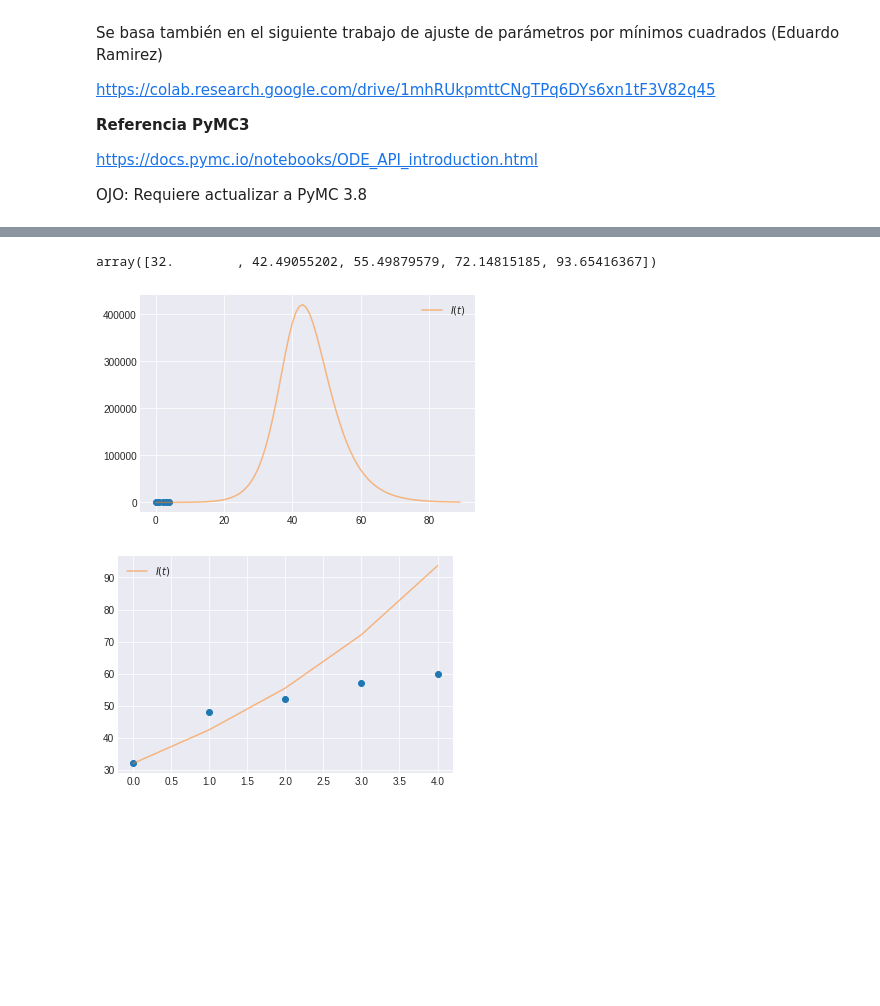
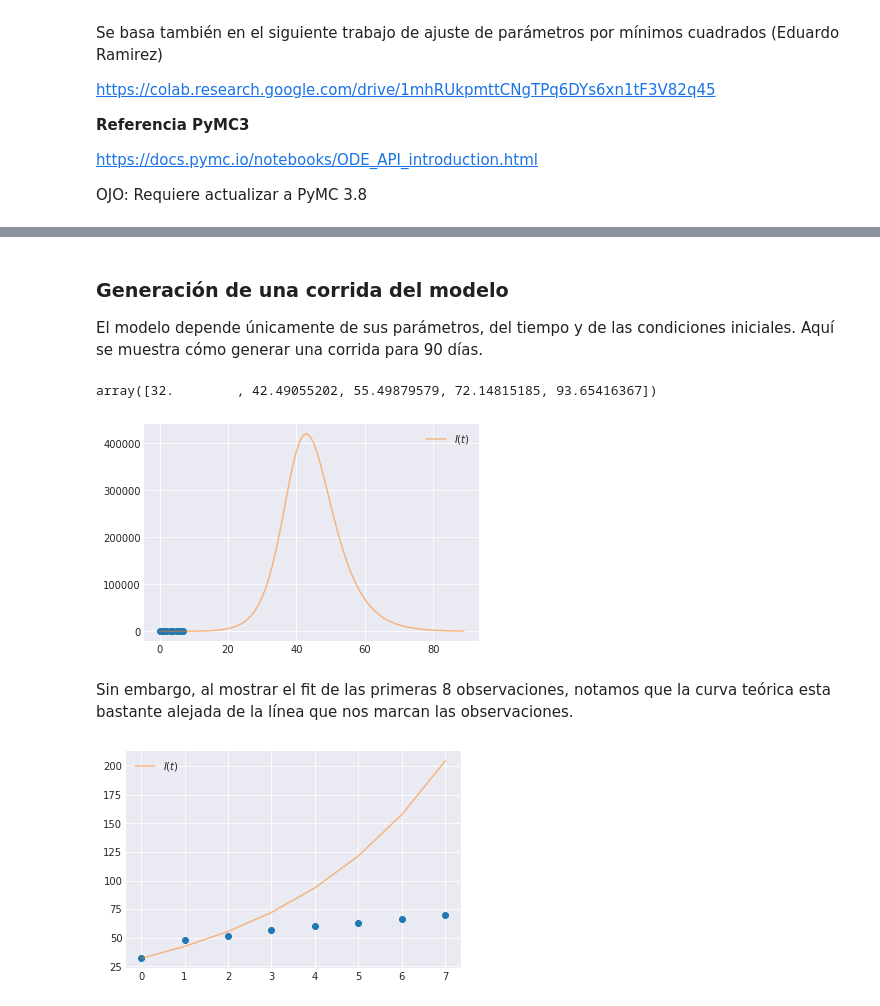
Before and after one commit to tozanni/covid_hacking, a Jupyter notebook: COVID_Ajuste_de_parametros_con_PyMC3.ipynb, the cells around one changed output, grey strips where cells are left out. Drawn from its saved outputs; the diff is of its cells as text; code cells hidden in the pictures; blank space fills up the shorter version.

```diff
--- a/COVID_Ajuste_de_parametros_con_PyMC3.ipynb
+++ b/COVID_Ajuste_de_parametros_con_PyMC3.ipynb
@@ -67,6 +73,10 @@ def SEIR(y, t, p):
     di = p[0]*y[1] - p[2]*y[2]
     dr = p[2]*y[2]
     return [ds, de, di, dr]
+# %% [markdown]
+### Generación de una corrida del modelo
+
+El modelo depende únicamente de sus parámetros, del tiempo y de las condiciones iniciales. Aquí se muestra cómo generar una corrida para 90 días.
 # %%
 np.random.seed(42)
 
@@ -95,8 +105,11 @@ y = odeint(SEIR,t=times,y0=[S_o,E_o,I_o,R_o], args=((alpha, beta, gamma),), rtol
 #24 de Marzo: 52
 #25 de Marzo: 57
 #26 de Marzo: 60
+#27 de Marzo: 63 (interpolación manual)
+#28 de Marzo: 66
+#29 de Marzo: 70 + 39 privados: 109 (pendiente)
 
-yobs = np.array([ 32, 48, 52, 57, 60 ])
+yobs = np.array([ 32, 48, 52, 57, 60, 63, 66, 70 ])
 #yobs_norm = yobs / Pop
 #print([S_o,E_o,I_o,R_o]*Pop)
 # %%
@@ -109,13 +122,15 @@ plt.plot(times, y[:,2]*Pop, color ='C1', alpha=0.5, label=f'$I(t)$')
 plt.legend()
 plt.show()
 # %% [output]
-[figure, old version]
+[figure, new version]
+# %% [markdown]
+Sin embargo, al mostrar el fit de las primeras 8 observaciones, notamos que la curva teórica esta bastante alejada de la línea que nos marcan las observaciones.
 # %%
-## Primeras 5 observaciones
+## Primeras 8 observaciones
 plt.plot(yobs, marker='o', linestyle='none')
 #plt.plot(times, y[:,0], color='C0', alpha=0.5, label=f'$S(t)$')
-plt.plot(y[:5,2]*Pop, color ='C1', alpha=0.5, label=f'$I(t)$')
+plt.plot(y[:8,2]*Pop, color ='C1', alpha=0.5, label=f'$I(t)$')
 plt.legend()
 plt.show()
 # %% [output]
-[figure, old version]
+[figure, new version]
```
Also changed, not shown: parts of 21 cells of this notebook.
